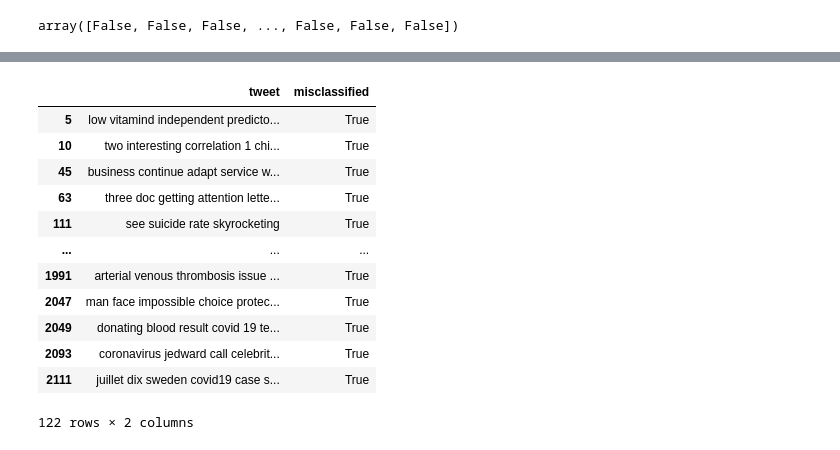
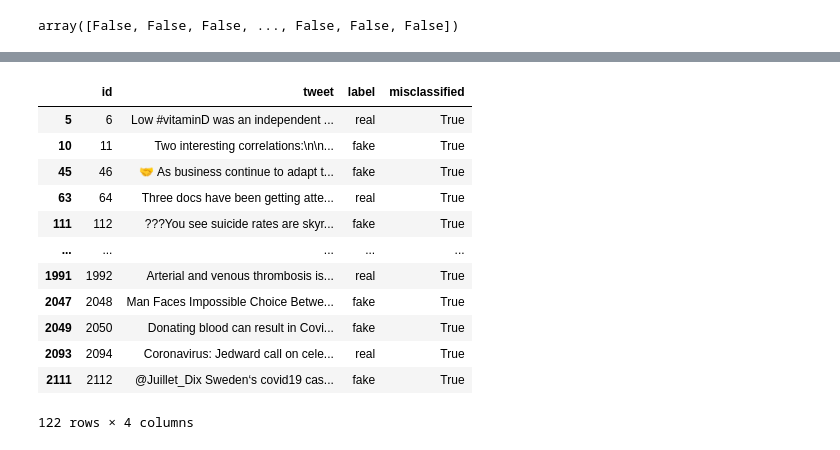
Before and after one commit to smkerr/COVID-fake-news-detection, a Jupyter notebook: model/fine-tuned-model-no-tweet2vec.ipynb, the cells around one changed output, grey strips where cells are left out. Drawn from its saved outputs; the diff is of its cells as text; code cells hidden in the pictures.

```diff
--- a/model/fine-tuned-model-no-tweet2vec.ipynb
+++ b/model/fine-tuned-model-no-tweet2vec.ipynb
@@ -46,17 +46,27 @@ np.random.seed(42)
 #train_clean = train[train["tweet"].map(len) <= 280].drop_duplicates() # drop posts longer than 280 characters & drop duplicates
 #X_train, y_train = train_clean["tweet"], train_clean["label"]
 
+train = pd.read_csv('Constraint_Train.csv', header=0)
+train_clean = train[train["tweet"].map(len) <= 280].drop_duplicates() # drop posts longer than 280 characters & drop duplicates
+X_train, y_train = train_clean["tweet"], train_clean["label"]
 
 
 #val = pd.read_csv('https://github.com/smkerr/COVID-fake-news-detection/blob/main/data/original-data/Constraint_Val.csv', header=0)
 #val_clean = val[val["tweet"].map(len) <= 280].drop_duplicates()  # drop posts longer than 280 characters & drop duplicates
 #X_val, y_val = val_clean["tweet"], val_clean["label"]
 
+val = pd.read_csv('Constraint_Val.csv', header=0)
+val_clean = val[val["tweet"].map(len) <= 280].drop_duplicates()  # drop posts longer than 280 characters & drop duplicates
+X_val, y_val = val_clean["tweet"], val_clean["label"]
 
 #test = pd.read_csv('https://github.com/smkerr/COVID-fake-news-detection/blob/main/data/original-data/Constraint_Test.csv', header=0)
 #test_clean = test[test["tweet"].map(len) <= 280].drop_duplicates()  # drop posts longer than 280 characters & drop duplicates
 #X_test, y_test = test_clean["tweet"], test_clean["label"]
 
+test = pd.read_csv('Constraint_Test.csv', header=0)
+test_clean = test[test["tweet"].map(len) <= 280].drop_duplicates()  # drop posts longer than 280 characters & drop duplicates
+X_test, y_test = test_clean["tweet"], test_clean["label"]
+
 
 #new = pd.read_csv('new_data.csv', header=0)
 #new_clean = new[new["statement"].map(len) <= 280].drop_duplicates()  # drop posts longer than 280 characters & drop duplicates
@@ -633,19 +625,20 @@ X_test['misclassified'] = false_pred_test_svm
-# %%
-X_test = X_test[X_test[['misclassified']].any(1)]
-# %% [output]
-|  | tweet | misclassified |
-| 5 | low vitamind independent predicto... | True |
-| 10 | two interesting correlation 1 chi... | True |
-| 45 | business continue adapt service w... | True |
-| 63 | three doc getting attention lette... | True |
-| 111 | see suicide rate skyrocketing | True |
-| ... | ... | ... |
-| 1991 | arterial venous thrombosis issue ... | True |
-| 2047 | man face impossible choice protec... | True |
-| 2049 | donating blood result covid 19 te... | True |
-| 2093 | coronavirus jedward call celebrit... | True |
-| 2111 | juillet dix sweden covid19 case s... | True |
-122 rows × 2 columns
+# %%
+test_clean["misclassified"]=false_pred_test_svm
+SVM_mistakes = test_clean[test_clean[['misclassified']].any(1)]
+# %% [output]
+|  | id | tweet | label | misclassified |
+| 5 | 6 | Low #vitaminD was an independent ... | real | True |
+| 10 | 11 | Two interesting correlations:\n\n... | fake | True |
+| 45 | 46 | 🤝 As business continue to adapt t... | fake | True |
+| 63 | 64 | Three docs have been getting atte... | real | True |
+| 111 | 112 | ???You see suicide rates are skyr... | fake | True |
+| ... | ... | ... | ... | ... |
+| 1991 | 1992 | Arterial and venous thrombosis is... | real | True |
+| 2047 | 2048 | Man Faces Impossible Choice Betwe... | fake | True |
+| 2049 | 2050 | Donating blood can result in Covi... | fake | True |
+| 2093 | 2094 | Coronavirus: Jedward call on cele... | real | True |
+| 2111 | 2112 | @Juillet_Dix Sweden‘s covid19 cas... | fake | True |
+122 rows × 4 columns
 # %%
 # save 'common_mistakese' as .csv
 #mistakes_df = pd.merge(false_pred_svm, false_pred_ada, on=['tweet'], how='inner')
```
Also changed, not shown: parts of 5 cells of this notebook, 2 other files.
